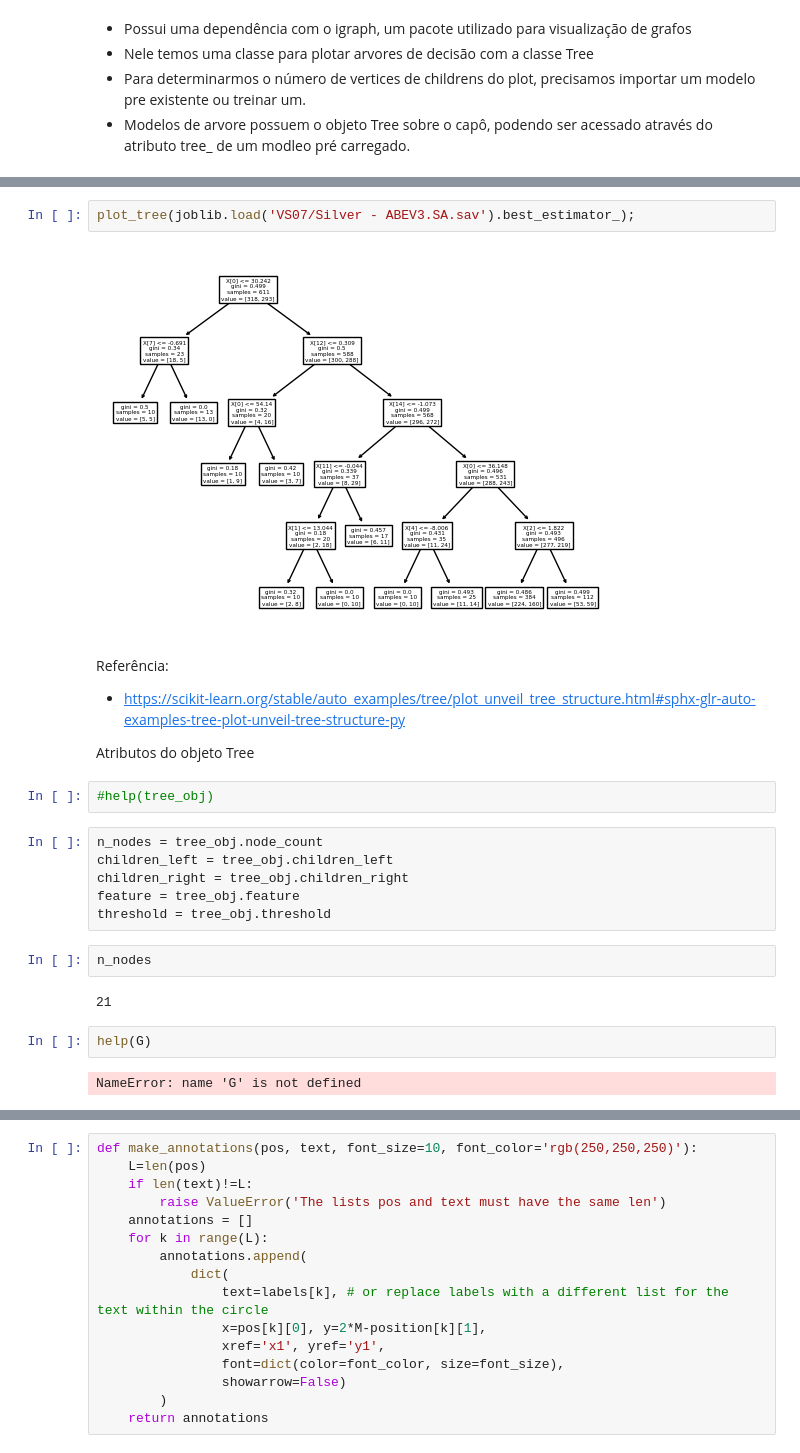
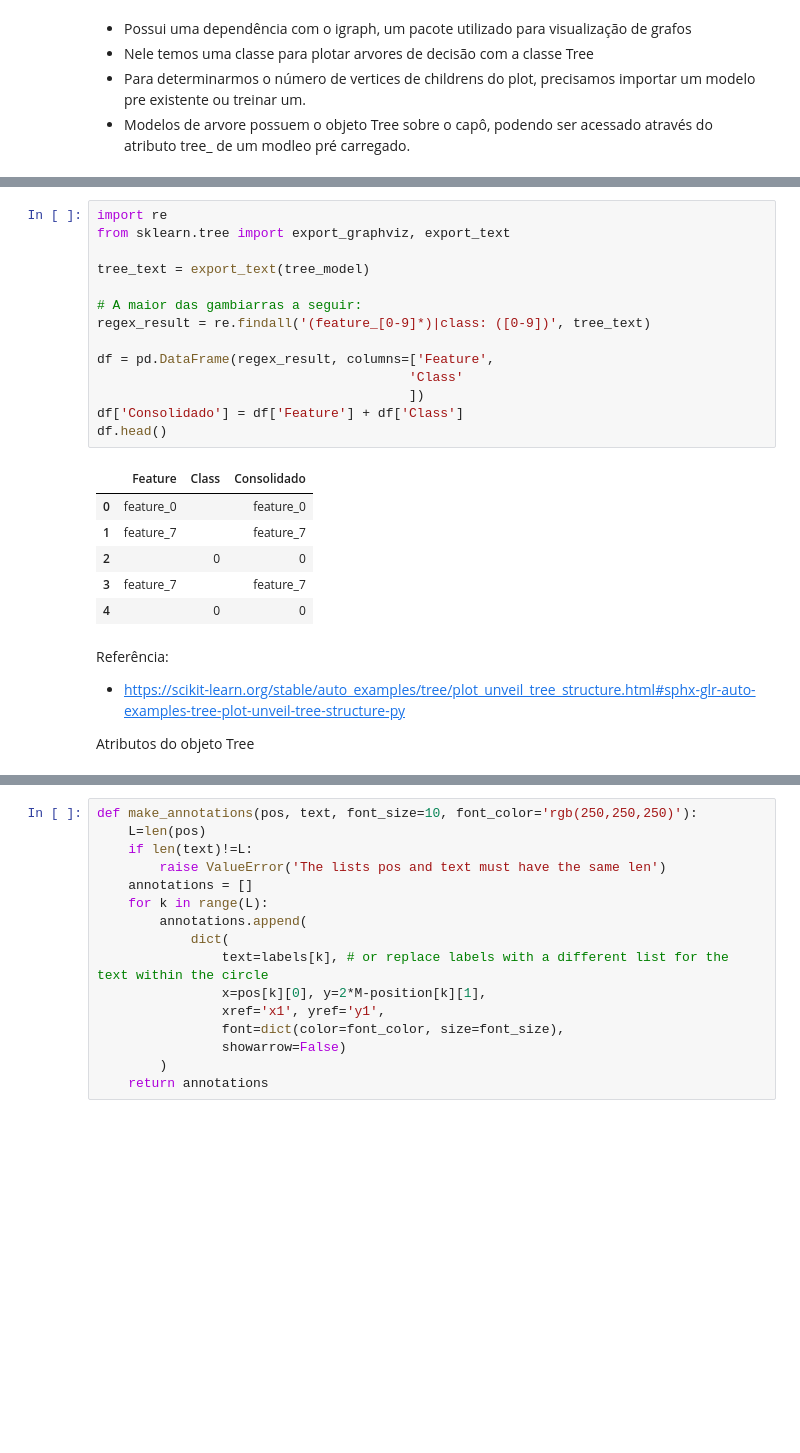
Before and after one commit to vsuguimoto/aurum, a Jupyter notebook: notebooks/VS07-TreePlotWithPlotly.ipynb, the cells around one changed output, grey strips where cells are left out. Cells and saved outputs as stored; diff of their text form; blank space fills up the shorter version.

```diff
--- a/notebooks/VS07-TreePlotWithPlotly.ipynb
+++ b/notebooks/VS07-TreePlotWithPlotly.ipynb
@@ -82,25 +68,26 @@ export_dict(joblib.load('VS07/Silver - ABEV3.SA.sav').best_estimator_)
-# %%
-plot_tree(joblib.load('VS07/Silver - ABEV3.SA.sav').best_estimator_);
-# %% [output]
-[figure, removed]
+# %%
+import re
+from sklearn.tree import export_graphviz, export_text
+
+tree_text = export_text(tree_model)
+
+# A maior das gambiarras a seguir:
+regex_result = re.findall('(feature_[0-9]*)|class: ([0-9])', tree_text)
+
+df = pd.DataFrame(regex_result, columns=['Feature',
+                                        'Class'
+                                        ])
+df['Consolidado'] = df['Feature'] + df['Class']
+df.head()
+# %% [output]
+|  | Feature | Class | Consolidado |
+| 0 | feature_0 |  | feature_0 |
+| 1 | feature_7 |  | feature_7 |
+| 2 |  | 0 | 0 |
+| 3 | feature_7 |  | feature_7 |
+| 4 |  | 0 | 0 |
 # %% [markdown]
 Referência:
 - https://scikit-learn.org/stable/auto_examples/tree/plot_unveil_tree_structure.html#sphx-glr-auto-examples-tree-plot-unveil-tree-structure-py
 
 Atributos do objeto Tree
-# %%
-#help(tree_obj)
-# %%
-n_nodes = tree_obj.node_count
-children_left = tree_obj.children_left
-children_right = tree_obj.children_right
-feature = tree_obj.feature
-threshold = tree_obj.threshold
-# %%
-n_nodes
-# %% [output]
-21
-# %%
-help(G)
-# %% [output]
-NameError: name 'G' is not defined
```
Also changed, not shown: parts of 10 cells of this notebook.
